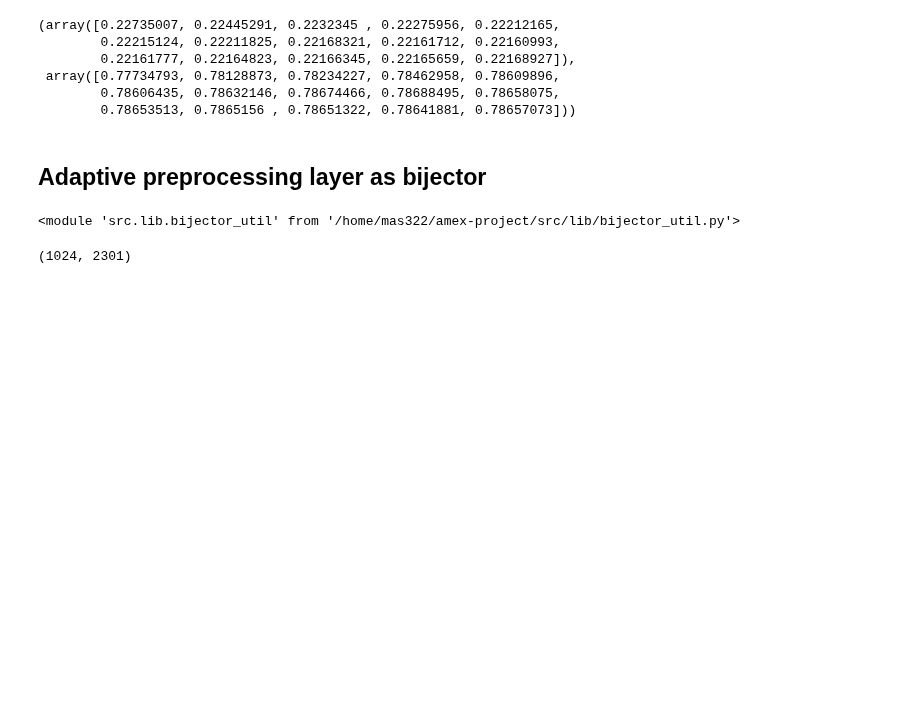
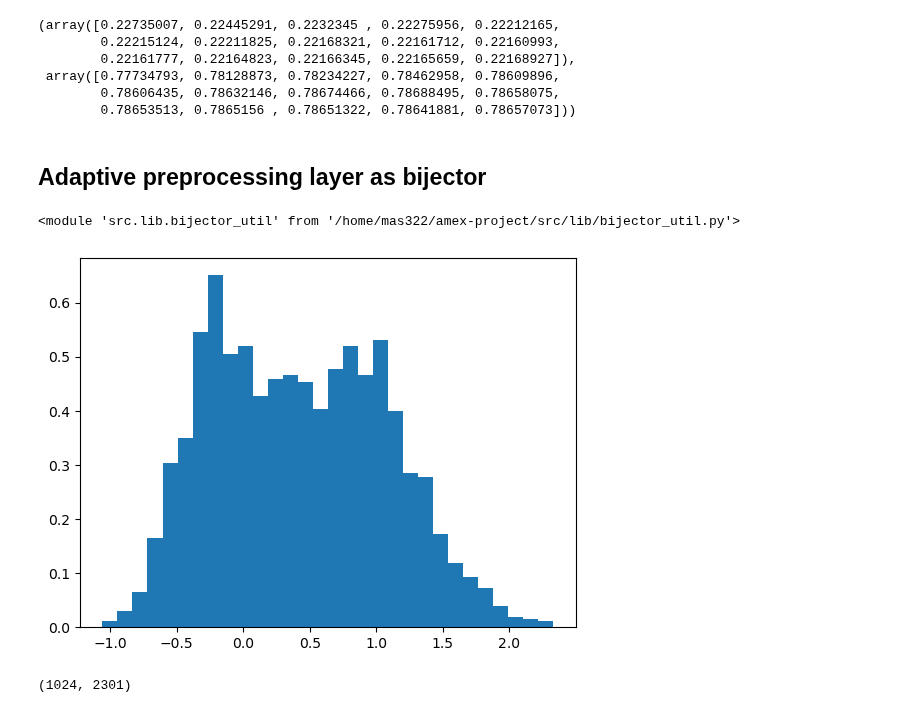
Before and after one commit to marcusGH/edain_paper, a Jupyter notebook: notebooks/normalizing_flows.ipynb, the cells around one changed output. Saved outputs shown, nothing was run; the diff lists cells and outputs as text; code cells hidden in the pictures; blank space fills up the shorter version.

```diff
--- a/notebooks/normalizing_flows.ipynb
+++ b/notebooks/normalizing_flows.ipynb
@@ -392,3 +395,8 @@ bijector_util.fit_bijector(bijector, base_dist, train_loader, val_loader, optimi
+# %%
+plt.hist(bijector.outlier_removal.log_cutoff.detach().cpu().numpy(), bins=30, density=True)
+plt.show()
+# %% [output]
+[figure, added]
 # %%
 for X, _ in train_loader:
     break
```
Also changed, not shown: parts of 2 cells of this notebook, 4 other files.
